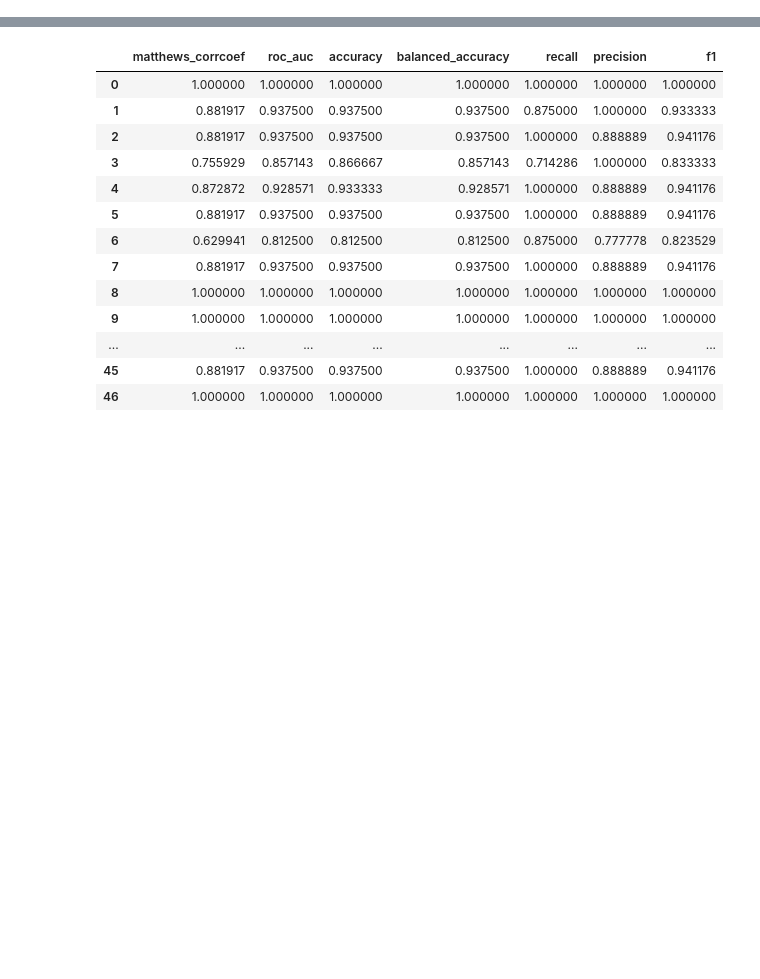
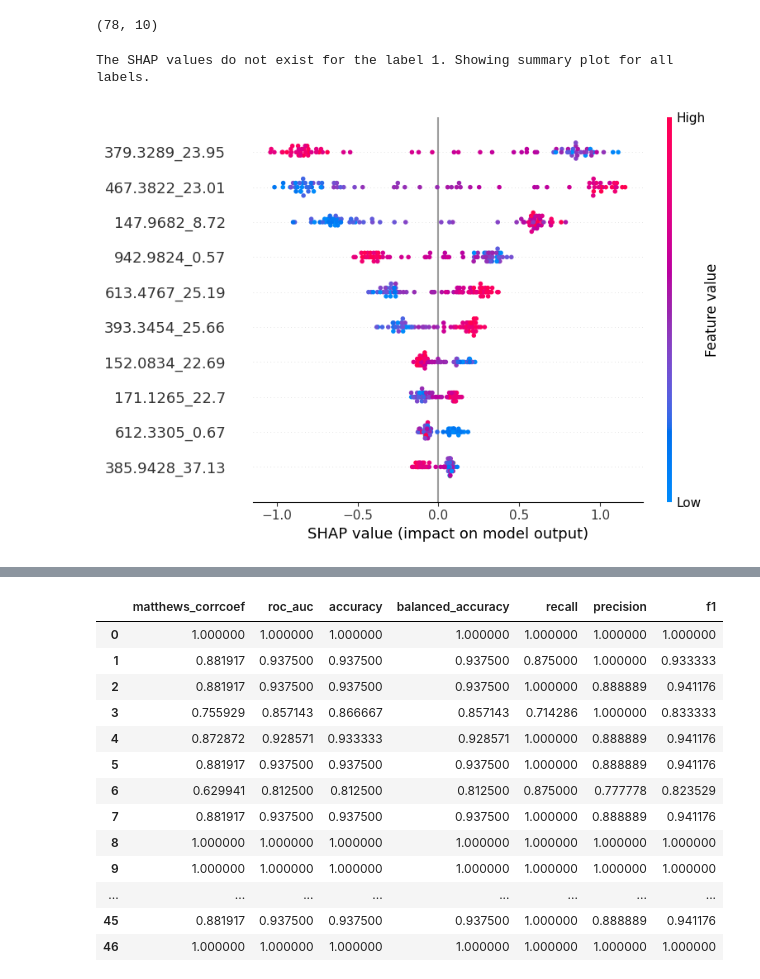
Before and after one commit to costasmexis/AI4META, a Jupyter notebook: test_pipeline.ipynb, the cells around one changed output, grey strips where cells are left out. Saved outputs shown, nothing was run; the diff lists cells and outputs as text; code cells hidden in the pictures; blank space fills up the shorter version.

```diff
--- a/test_pipeline.ipynb
+++ b/test_pipeline.ipynb
@@ -30,0 +57,9 @@ Data inserted into the SQLite database successfully.
+# %%
+csv_dir = 'data/processed/epic_composite.csv'
+label = 'Factor1'
+
+mlpipe = MachineLearningEstimator(label=label, csv_dir=csv_dir)
+
+model, df, shap = mlpipe.search_cv(scoring='roc_auc', estimator_name='XGBClassifier',calculate_shap=True)#
+
+explainer = MLExplainer(model, mlpipe.X, mlpipe.y, mlpipe.label_mapping, shap_values=shap)
@@ -30,0 +76,9 @@ Data inserted into the SQLite database successfully.
+# %%
+shap.shape
+# %% [output]
+(78, 10)
+# %%
+explainer.plot_shap_values()
+# %% [output]
+The SHAP values do not exist for the label 1. Showing summary plot for all labels.
+[figure, added]
```
Also changed, not shown: parts of 4 cells of this notebook, 1 other file.
